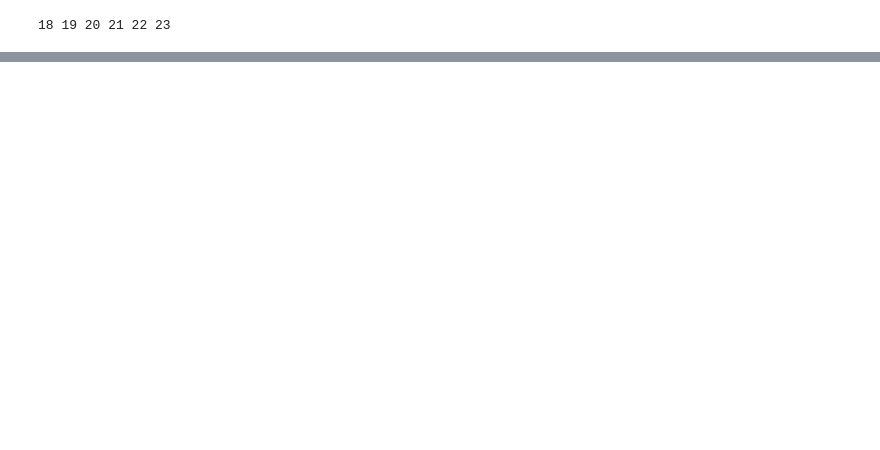
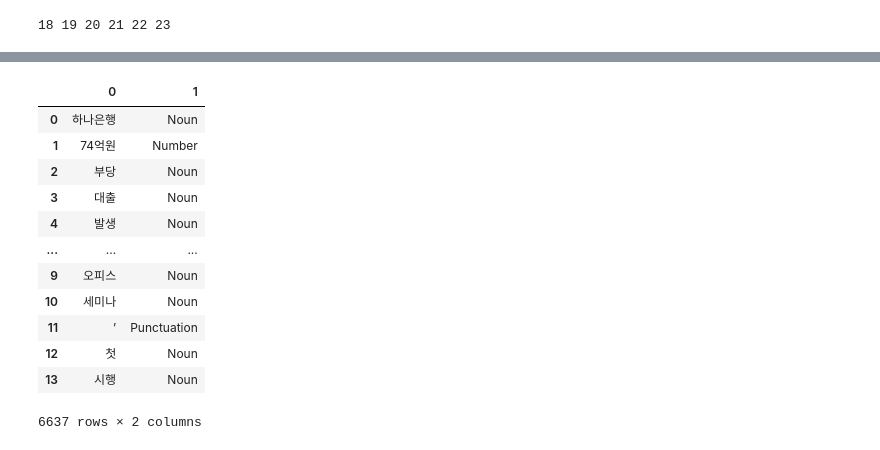
Before and after one commit to SIDED00R/hanaro_data, a Jupyter notebook: day20.ipynb, the cells around one changed output, grey strips where cells are left out. Saved outputs shown, nothing was run; the diff lists cells and outputs as text; code cells hidden in the pictures; blank space fills up the shorter version.

```diff
--- a/day20.ipynb
+++ b/day20.ipynb
@@ -102,0 +121,22 @@ for _ in range(50):
+# %%
+df_pos = pd.DataFrame()
+for i in range(len(df1['제목'])):
+    text = df1['제목'].values.tolist()[i]
+    pos_n = pd.DataFrame(okt.pos(text))
+    df_pos = pd.concat([df_pos, pos_n])
+
+df_pos
+# %% [output]
+|  | 0 | 1 |
+| 0 | 하나은행 | Noun |
+| 1 | 74억원 | Number |
+| 2 | 부당 | Noun |
+| 3 | 대출 | Noun |
+| 4 | 발생 | Noun |
+| ... | ... | ... |
+| 9 | 오피스 | Noun |
+| 10 | 세미나 | Noun |
+| 11 | ’ | Punctuation |
+| 12 | 첫 | Noun |
+| 13 | 시행 | Noun |
+6637 rows × 2 columns
```
Also changed, not shown: parts of 13 cells of this notebook, 1 other file.
